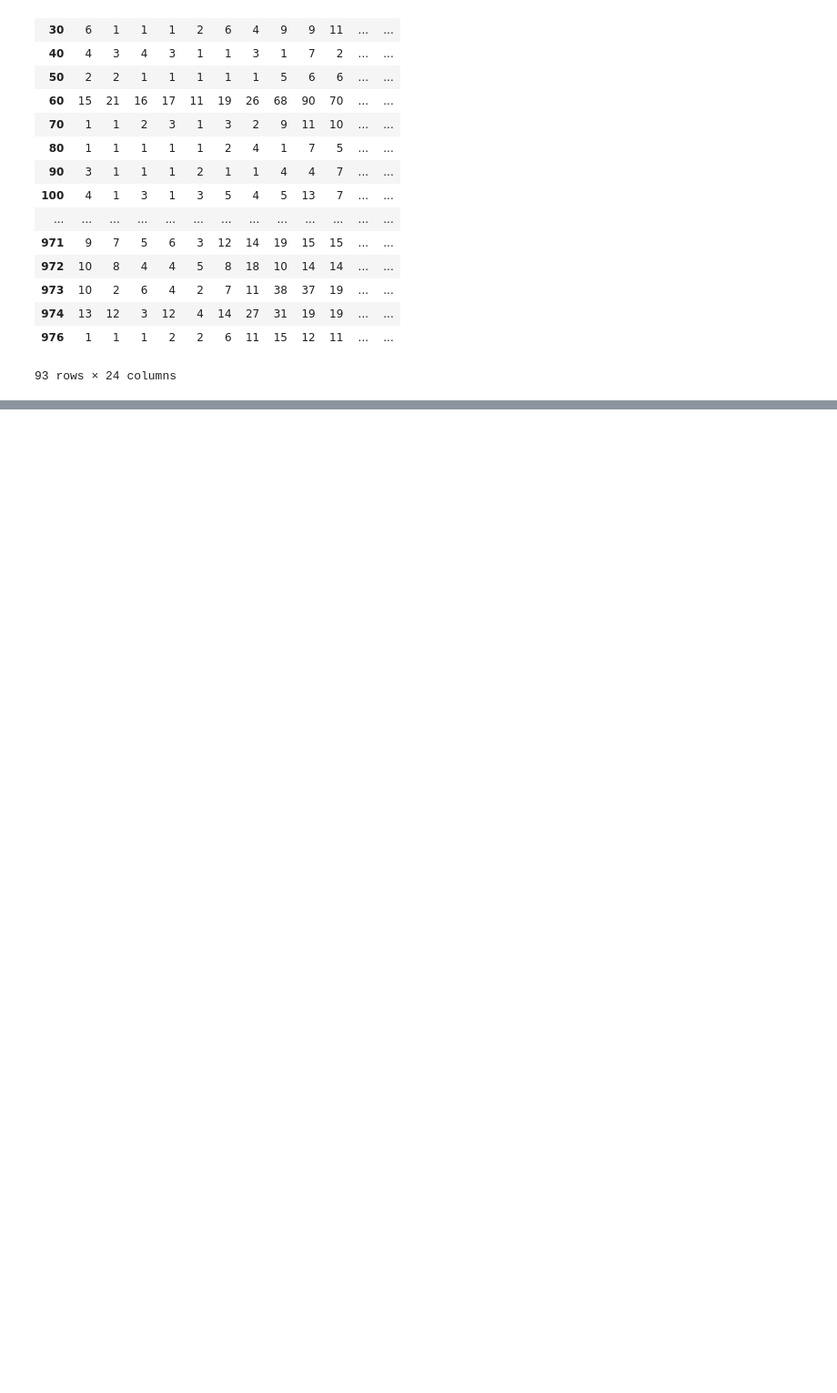
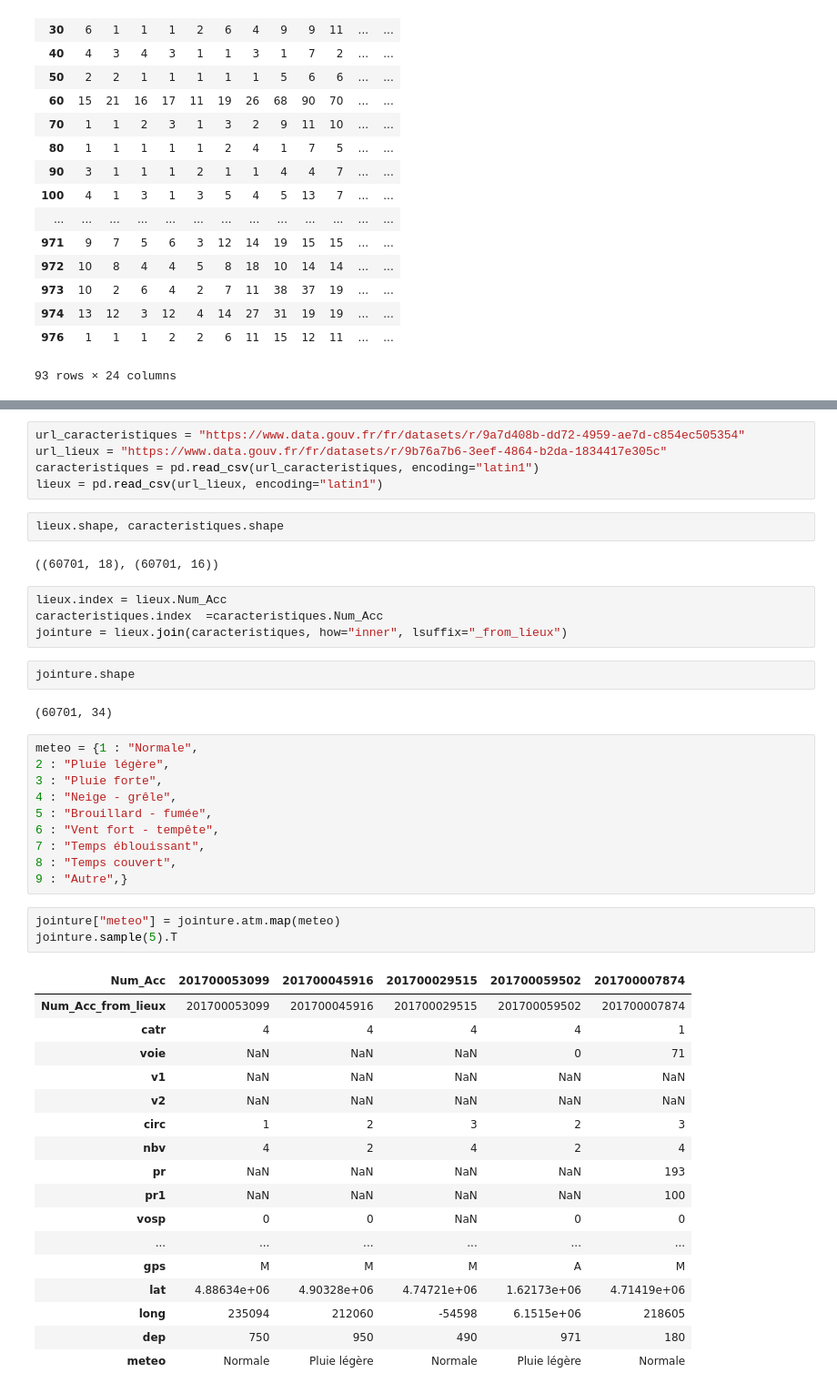
Before and after one commit to romainjouin/formation_python, a Jupyter notebook: esilv_groupe_1_accidents_de_la_route_notebook_2.ipynb, the cells around one changed output, grey strips where cells are left out. Shown: that part at 91% size. Drawn from its saved outputs; the diff is of its cells as text; blank space fills up the shorter version.

```diff
--- a/esilv_groupe_1_accidents_de_la_route_notebook_2.ipynb
+++ b/esilv_groupe_1_accidents_de_la_route_notebook_2.ipynb
@@ -49,0 +93,48 @@ df
+# %%
+url_caracteristiques = "https://www.data.gouv.fr/fr/datasets/r/9a7d408b-dd72-4959-ae7d-c854ec505354"
+url_lieux = "https://www.data.gouv.fr/fr/datasets/r/9b76a7b6-3eef-4864-b2da-1834417e305c"
+caracteristiques = pd.read_csv(url_caracteristiques, encoding="latin1")
+lieux = pd.read_csv(url_lieux, encoding="latin1")
+# %%
+lieux.shape, caracteristiques.shape
+# %% [output]
+((60701, 18), (60701, 16))
+# %%
+lieux.index = lieux.Num_Acc
+caracteristiques.index  =caracteristiques.Num_Acc
+jointure = lieux.join(caracteristiques, how="inner", lsuffix="_from_lieux")
+# %%
+jointure.shape
+# %% [output]
+(60701, 34)
+# %%
+meteo = {1 : "Normale",
+2 : "Pluie légère",
+3 : "Pluie forte",
+4 : "Neige - grêle",
+5 : "Brouillard - fumée",
+6 : "Vent fort - tempête",
+7 : "Temps éblouissant",
+8 : "Temps couvert",
+9 : "Autre",}
+# %%
+jointure["meteo"] = jointure.atm.map(meteo)
+jointure.sample(5).T
+# %% [output]
+| Num_Acc | 201700053099 | 201700045916 | 201700029515 | 201700059502 | 201700007874 |
+| Num_Acc_from_lieux | 201700053099 | 201700045916 | 201700029515 | 201700059502 | 201700007874 |
+| catr | 4 | 4 | 4 | 4 | 1 |
+| voie | NaN | NaN | NaN | 0 | 71 |
+| v1 | NaN | NaN | NaN | NaN | NaN |
+| v2 | NaN | NaN | NaN | NaN | NaN |
+| circ | 1 | 2 | 3 | 2 | 3 |
+| nbv | 4 | 2 | 4 | 2 | 4 |
+| pr | NaN | NaN | NaN | NaN | 193 |
+| pr1 | NaN | NaN | NaN | NaN | 100 |
+| vosp | 0 | 0 | NaN | 0 | 0 |
+| ... | ... | ... | ... | ... | ... |
+| gps | M | M | M | A | M |
+| lat | 4.88634e+06 | 4.90328e+06 | 4.74721e+06 | 1.62173e+06 | 4.71419e+06 |
+| long | 235094 | 212060 | -54598 | 6.1515e+06 | 218605 |
+| dep | 750 | 950 | 490 | 971 | 180 |
+| meteo | Normale | Pluie légère | Normale | Pluie légère | Normale |
```
Also changed, not shown: parts of 28 cells of this notebook.
